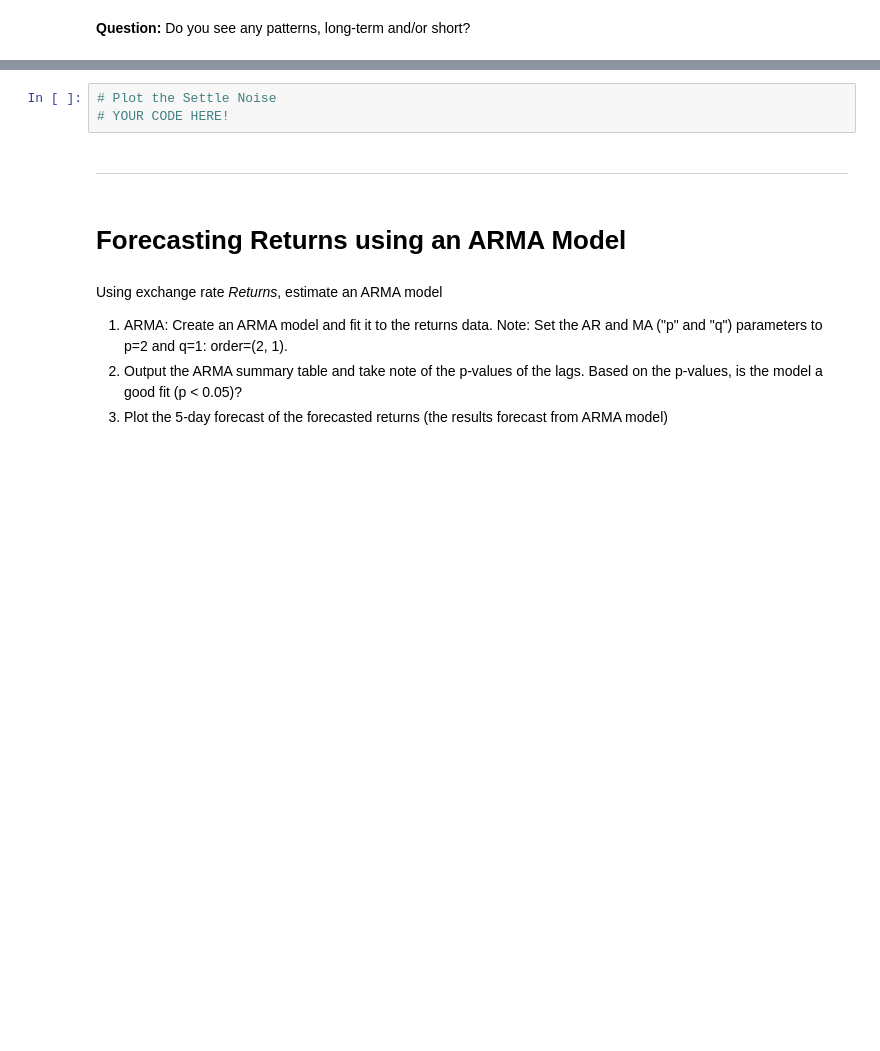
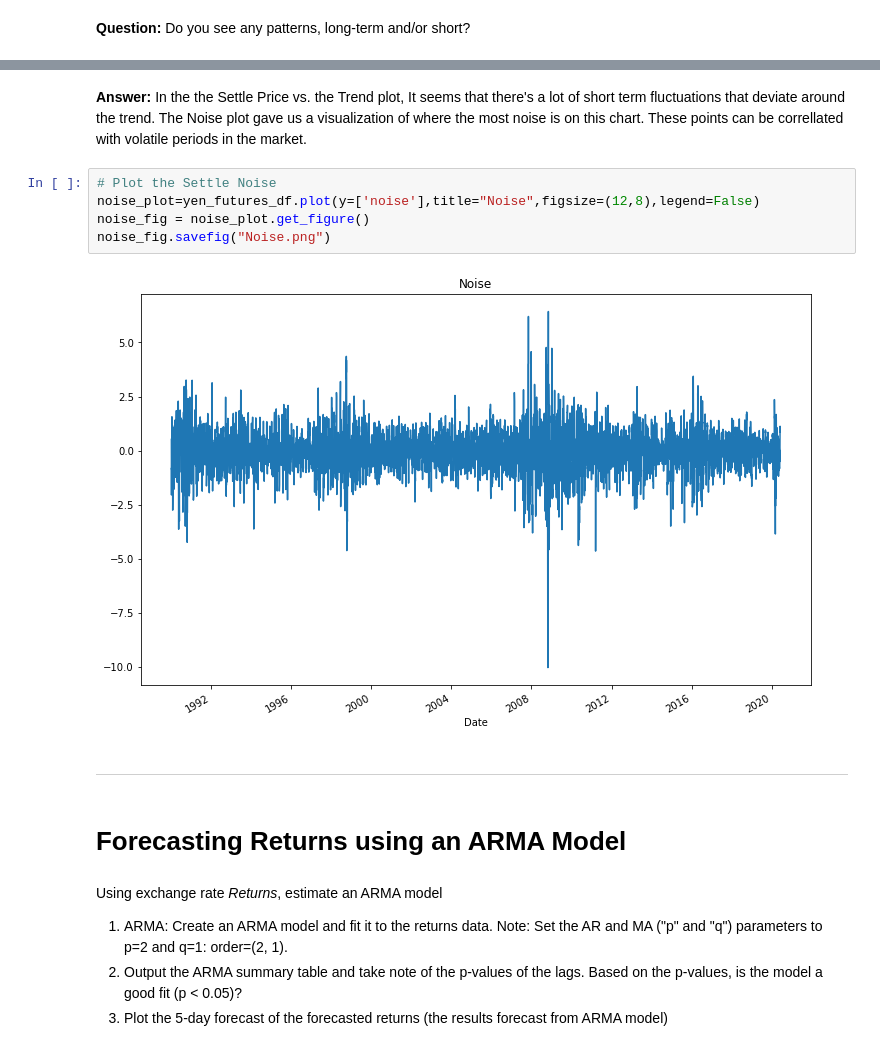
Before and after one commit to roybooker/A_Yen_for_the_Future, a Jupyter notebook: codes/jpy_time_series_anaylsis.ipynb, the cells around one changed output, grey strips where cells are left out. Drawn from its saved outputs; the diff is of its cells as text; blank space fills up the shorter version.

```diff
--- a/codes/jpy_time_series_anaylsis.ipynb
+++ b/codes/jpy_time_series_anaylsis.ipynb
@@ -77,6 +91,12 @@ import statsmodels.api as sm
-# %%
-# Plot the Settle Noise
-# YOUR CODE HERE!
+# %% [markdown]
+**Answer:** In the the Settle Price vs. the Trend plot, It seems that there's a lot of short term fluctuations that deviate around the trend. The Noise plot gave us a visualization of where the most noise is on this chart. These points can be correllated with volatile periods in the market.
+# %%
+# Plot the Settle Noise
+noise_plot=yen_futures_df.plot(y=['noise'],title="Noise",figsize=(12,8),legend=False)
+noise_fig = noise_plot.get_figure()
+noise_fig.savefig("Noise.png")
+# %% [output]
+[figure, added]
 # %% [markdown]
 ---
 # %% [markdown]
```
Also changed, not shown: parts of 31 cells of this notebook, 5 other files.
